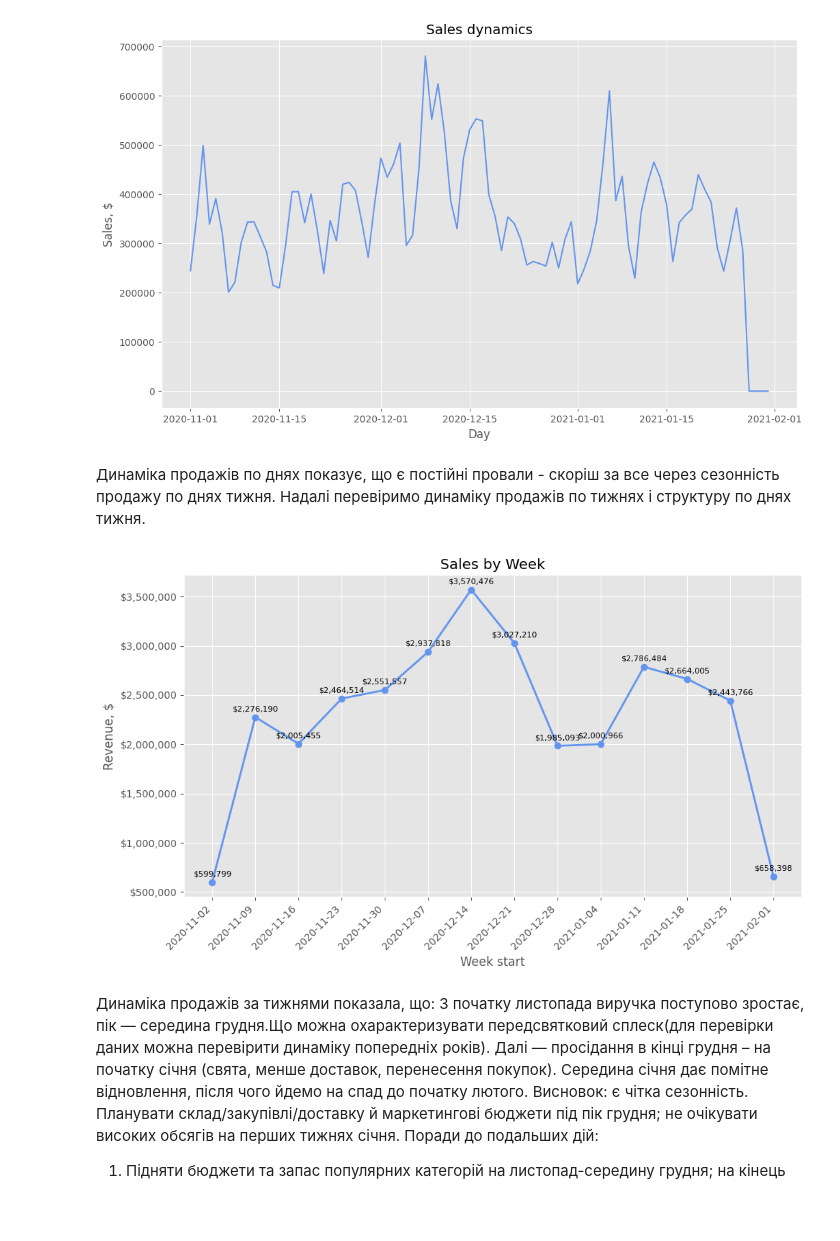
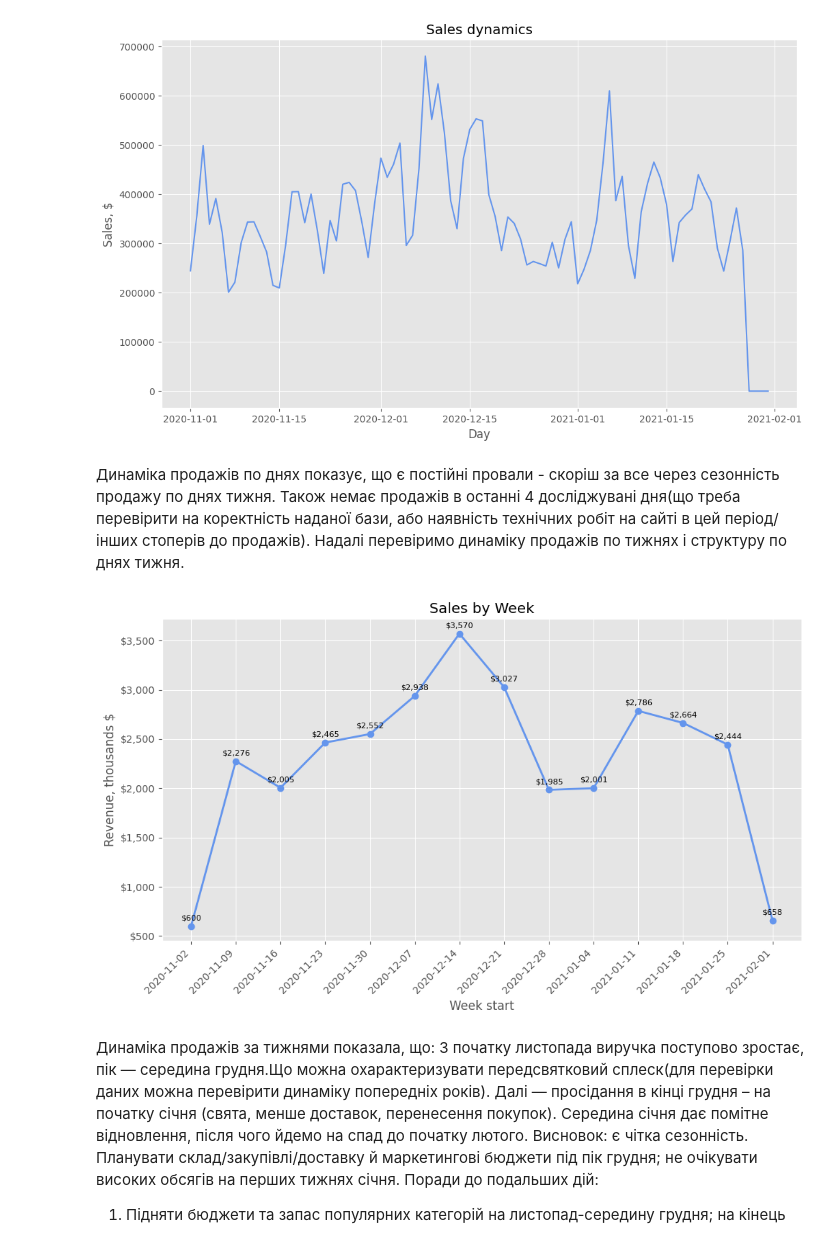
Before and after one commit to DariyaBelokon/Portfolio-project, a Jupyter notebook: Portfolio_Project_1.ipynb, the cells around one changed output. Saved outputs shown, nothing was run; the diff lists cells and outputs as text; code cells hidden in the pictures; blank space fills up the shorter version.

```diff
--- a/Portfolio_Project_1.ipynb
+++ b/Portfolio_Project_1.ipynb
@@ -926,37 +905,37 @@ plt.show()
 # %% [output]
 [figure]
 # %% [markdown]
-Динаміка продажів по днях показує, що є постійні провали - скоріш за все через сезонність продажу по днях тижня. Надалі перевіримо динаміку продажів по тижнях і структуру по днях тижня.
+Динаміка продажів по днях показує, що є постійні провали - скоріш за все через сезонність продажу по днях тижня. Також немає продажів в останні 4 досліджувані дня(що треба перевірити на коректність наданої бази, або наявність технічних робіт на сайті в цей період/інших стоперів до продажів). Надалі перевіримо динаміку продажів по тижнях і структуру по днях тижня.
 # %%
 weekly = (grouped_by_date
           .set_index('session_date')
           .resample('W-MON')['Total sales'].sum()
           .rename_axis('week_start').reset_index())
 
 # Лінійний графік
 fig, ax = plt.subplots(figsize=(10, 6))
-ax.plot(weekly['week_start'], weekly['Total sales'], marker='o', linewidth=2, color ="cornflowerblue")
+ax.plot(weekly['week_start'], weekly['Total sales']/1000, marker='o', linewidth=2, color ="cornflowerblue")
 
 # ОСІ
 ax.set_title('Sales by Week')
 ax.set_xlabel('Week start')
-ax.set_ylabel('Revenue, $')
+ax.set_ylabel('Revenue, thousands $')
 ax.yaxis.set_major_formatter(StrMethodFormatter('${x:,.0f}'))
 
 # тижневі тики + формат дати
 ax.xaxis.set_major_locator(mdates.WeekdayLocator(byweekday=mdates.MO, interval=1))
 ax.xaxis.set_major_formatter(mdates.DateFormatter('%Y-%m-%d'))
 plt.setp(ax.get_xticklabels(), rotation=45, ha='right')
 
 # Підписи над точками
-for x, y in zip(weekly['week_start'], weekly['Total sales']):
+for x, y in zip(weekly['week_start'], weekly['Total sales']/1000):
     ax.annotate(f"${y:,.0f}", (x, y), xytext=(0, 6),
                 textcoords='offset points', ha='center', fontsize=8)
 
 plt.tight_layout()
 plt.show()
 # %% [output]
-[figure, old version]
+[figure, new version]
 # %% [markdown]
 Динаміка продажів за тижнями показала, що:
 З початку листопада виручка поступово зростає, пік — середина грудня.Що можна охарактеризувати передсвятковий сплеск(для перевірки даних можна перевірити динаміку попередніх років).
```
Also changed, not shown: parts of 25 cells of this notebook.
